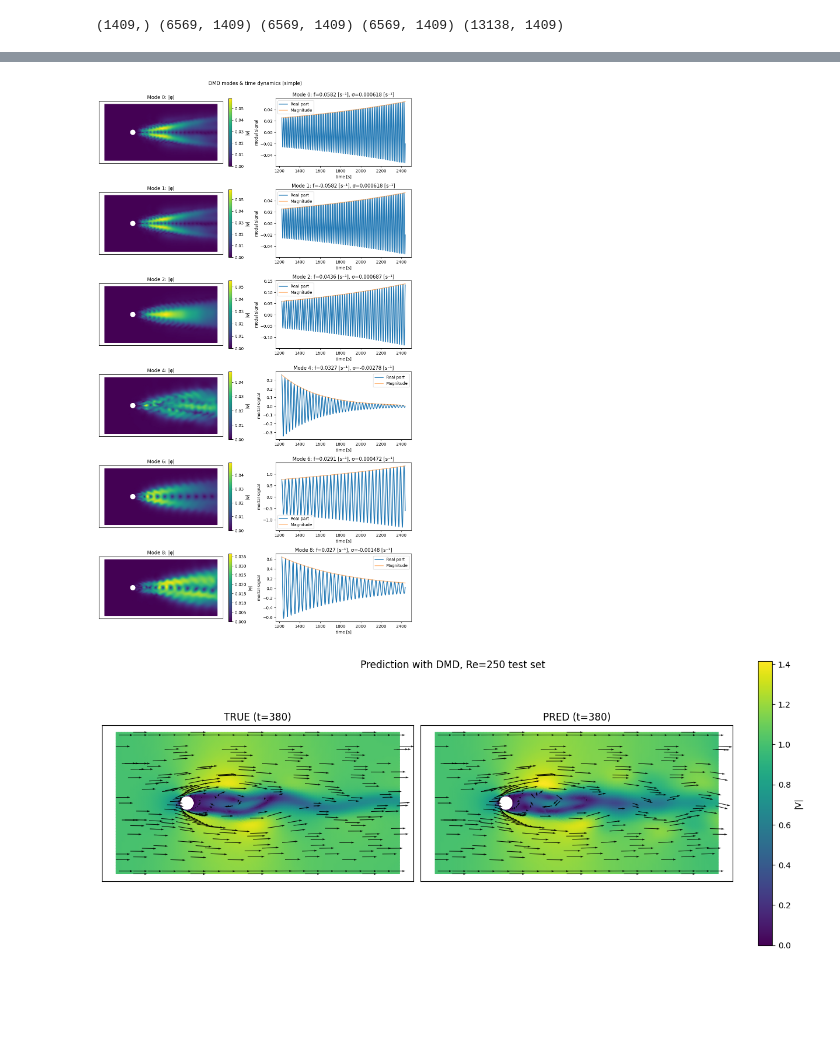
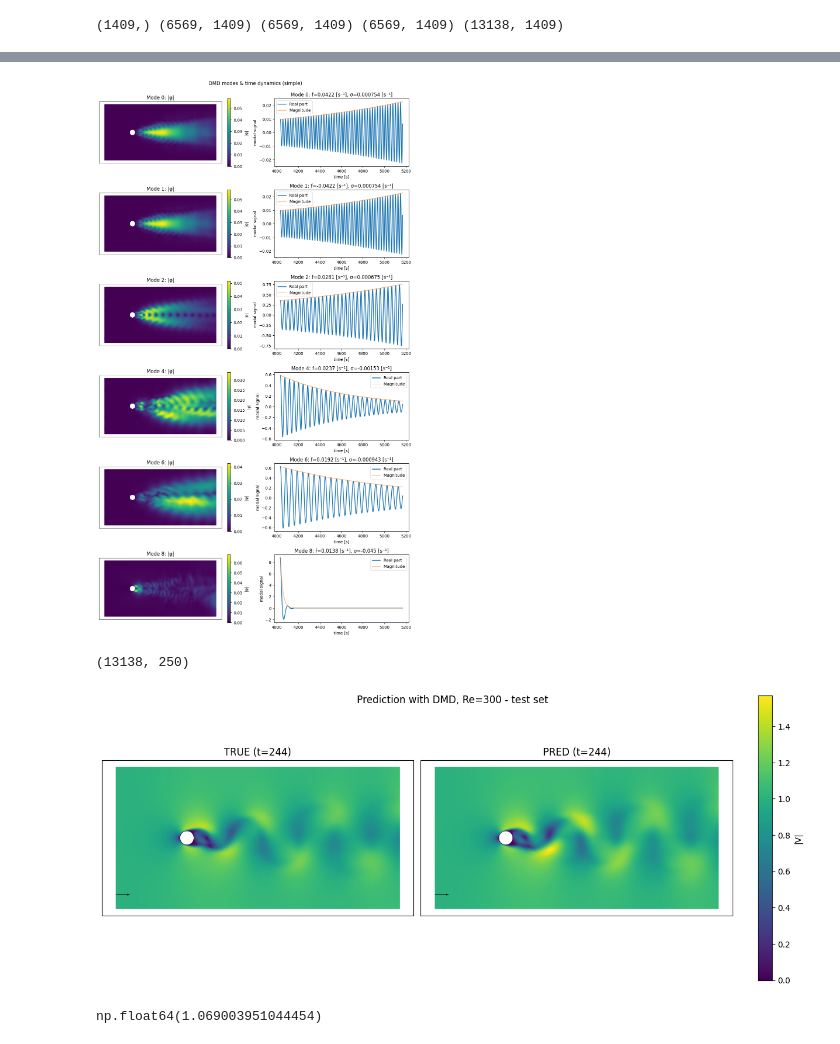
Before and after one commit to StephenVintskevich/bstt2, a Jupyter notebook: notebooks/dmd_crossflow.ipynb, the cells around one changed output, grey strips where cells are left out. Drawn from its saved outputs; the diff is of its cells as text; code cells hidden in the pictures; blank space fills up the shorter version.

```diff
--- a/notebooks/dmd_crossflow.ipynb
+++ b/notebooks/dmd_crossflow.ipynb
@@ -142,26 +136,27 @@ plot_heatmap_contours(train_path, t_index=3300, field="pressure", levels=100)
 # %% [markdown]
 ### DS assembly and Plotting
 # %%
+# test set:
 times, x, y, Vx, Vy, P, V = load_fields(train_path, t_start=0, t_count=5541)
 print(times.shape, Vx.shape, Vy.shape, P.shape, V.shape)
 #############################
 DT = 1385 # one experiemnt per Re number! This Corresponds to RE = 300
-DT_TEST = 150
+DT_TEST = 250
 
 # tr_idx_cut_low = 0 * DT + 1
 # tr_idx_cut_high = 1 * DT  -1 - DT_TEST
 
 # # RE = 400 ?
-# tr_idx_cut_low = 4034 + 1
-# tr_idx_cut_high = 4034 + 1385  -1 - DT_TEST
+tr_idx_cut_low = 4034 + 1
+tr_idx_cut_high = 4034 + 1385  -1 - DT_TEST
 
 # RE = 100 ?
 # tr_idx_cut_low = 0
 # tr_idx_cut_high = 1219 - DT_TEST
 
 # RE = 300 ?
-tr_idx_cut_low = 1222
-tr_idx_cut_high = 2588 - DT_TEST
+# tr_idx_cut_low = 1222
+# tr_idx_cut_high = 2588 - DT_TEST
 
 times_test = times[tr_idx_cut_high:tr_idx_cut_high + DT_TEST] # time array is uniform,  but there are just indices (not real time)
 Vx_test = Vx[:,tr_idx_cut_high:tr_idx_cut_high + DT_TEST]
@@ -258,7 +253,7 @@ def DMD_UNIF(data, r, demean = True, simplified  = True):
 # SVD above might have different signs, so values do have different sighns, but this do not affect an overall result.
 # %%
 #rank cut off
-r_cut = 30
+r_cut = 25
 # simplified version is 3 rimes faster
 #t_in = clock()
 eigvals_sim, Phi_sim, b_sim, Atilde_sim = DMD_UNIF (V,r_cut, demean=True, simplified=True)
@@ -411,7 +412,7 @@ fig = dmd_plot_modes_simple(eigvals_sim, Phi_sim, b_sim, tri, time_arr=times,
                             time_unit="s")
 plt.show()
 # %% [output]
-[figure, old version]
+[figure, new version]
 # %%
 
 def dmd_predict_modal_simple(Phi, lambdas, V_test, mean_train=None, times=None, dt=1.0):
@@ -572,23 +573,32 @@ def plot_velocity_true_vs_pred(tri, V_true, V_pred, t_index,
     fig.suptitle(f"Prediction with DMD, Re={R}", y=0.995, fontsize=12)
 
     return fig
+# %%
+V_test.shape
+# %% [output]
+(13138, 250)
 # %%
 
 V_roll, V_step, e_roll, e_step = dmd_predict_modal_simple(
     Phi=Phi_sim,
     lambdas=eigvals_sim,
-    #V_test=V_test,
-    V_test=V_t,
+    V_test=V_test,
+    #V_test=V_t,
     mean_train=V.mean(axis=1, keepdims=True),
-    times=times_t
+    times=times_test
 )
 
-t_index = 380
-fig = plot_velocity_true_vs_pred(tri, V_t, V_roll, t_index=t_index,
-                                 layout="stacked", quiver_frac=0.05, R = '250 test set')
+t_index = 244
+fig = plot_velocity_true_vs_pred(tri, V_test, V_roll, t_index=t_index,
+                                 layout="stacked", quiver_frac=0, R = '300 - test set')
 plt.show()
 # %% [output]
-[figure, old version]
+[figure, new version]
+# %%
+t_index = 30
+100 * np.linalg.norm(V_roll[:,t_index] - V_test[:,t_index])/np.linalg.norm(V_test[:,t_index])
+# %% [output]
+np.float64(1.069003951044454)
 # %%
 def plot_err_roll(err_roll, title="k- time step error", logy=False):
     """
```
Also changed, not shown: parts of 10 cells of this notebook, 1 other file.
